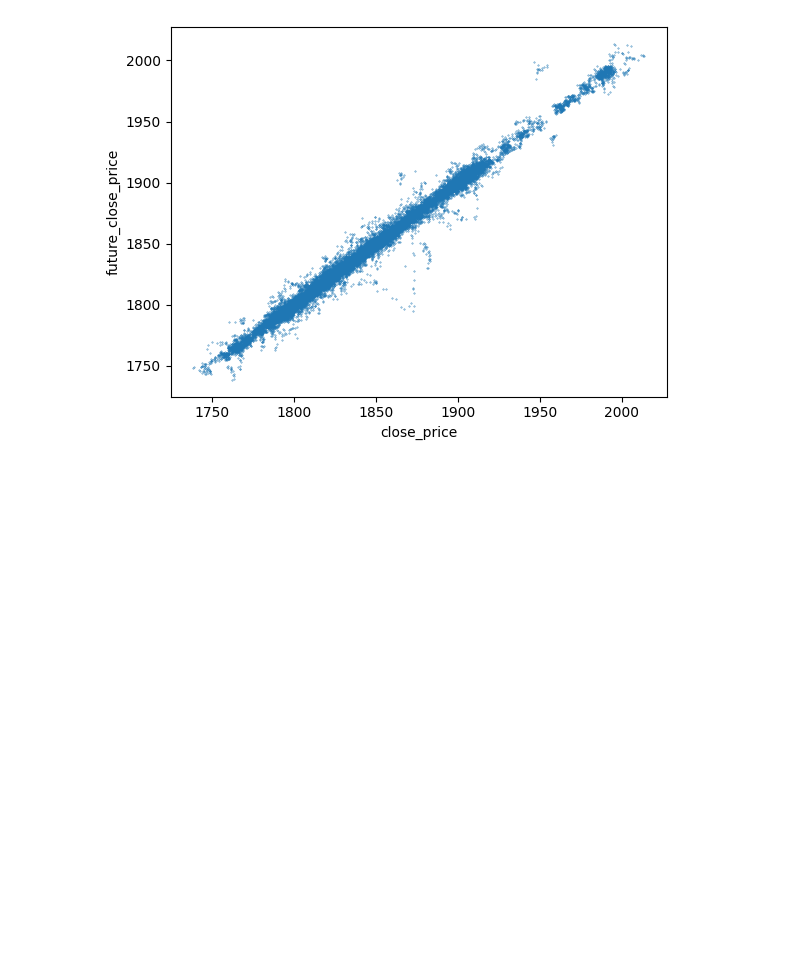
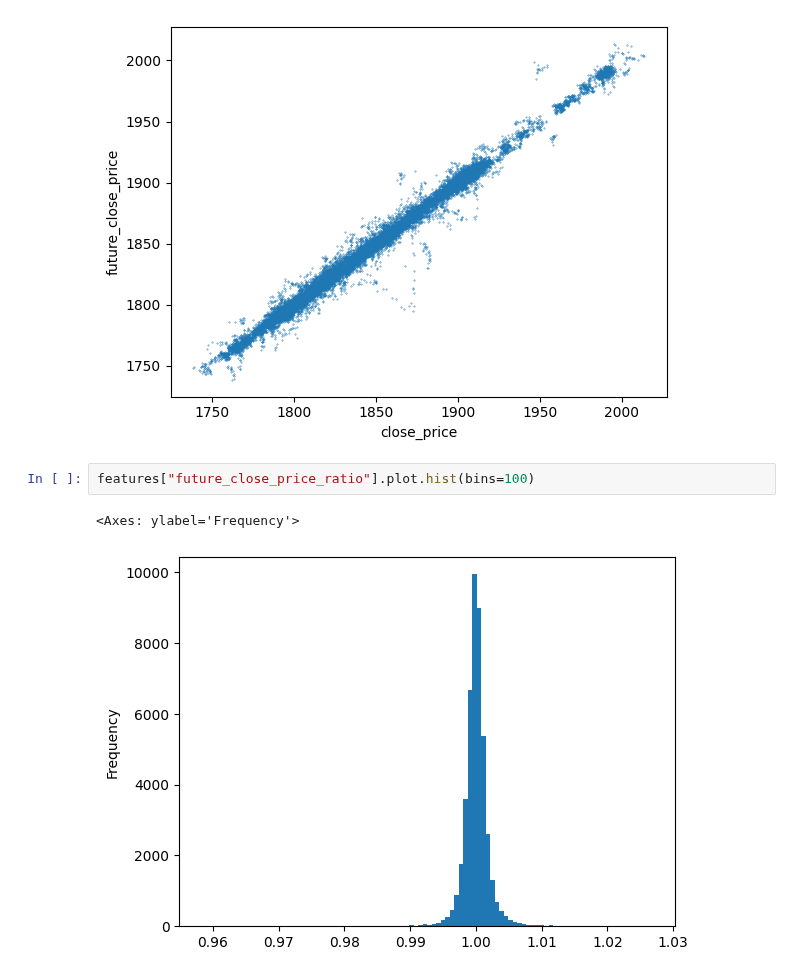
Before and after one commit to yoda31217/to-the-moon, a Jupyter notebook: poc/bot_ml/poc_bot_ml_data_analysis.ipynb, the cells around one changed output. Drawn from its saved outputs; the diff is of its cells as text; blank space fills up the shorter version.

```diff
--- a/poc/bot_ml/poc_bot_ml_data_analysis.ipynb
+++ b/poc/bot_ml/poc_bot_ml_data_analysis.ipynb
@@ -104,3 +104,8 @@ features.plot.scatter(x="close_price", y="future_close_price", s=0.1)
 # %% [output]
 <Axes: xlabel='close_price', ylabel='future_close_price'>
 [figure]
+# %%
+features["future_close_price_ratio"].plot.hist(bins=100)
+# %% [output]
+<Axes: ylabel='Frequency'>
+[figure, added]
```
